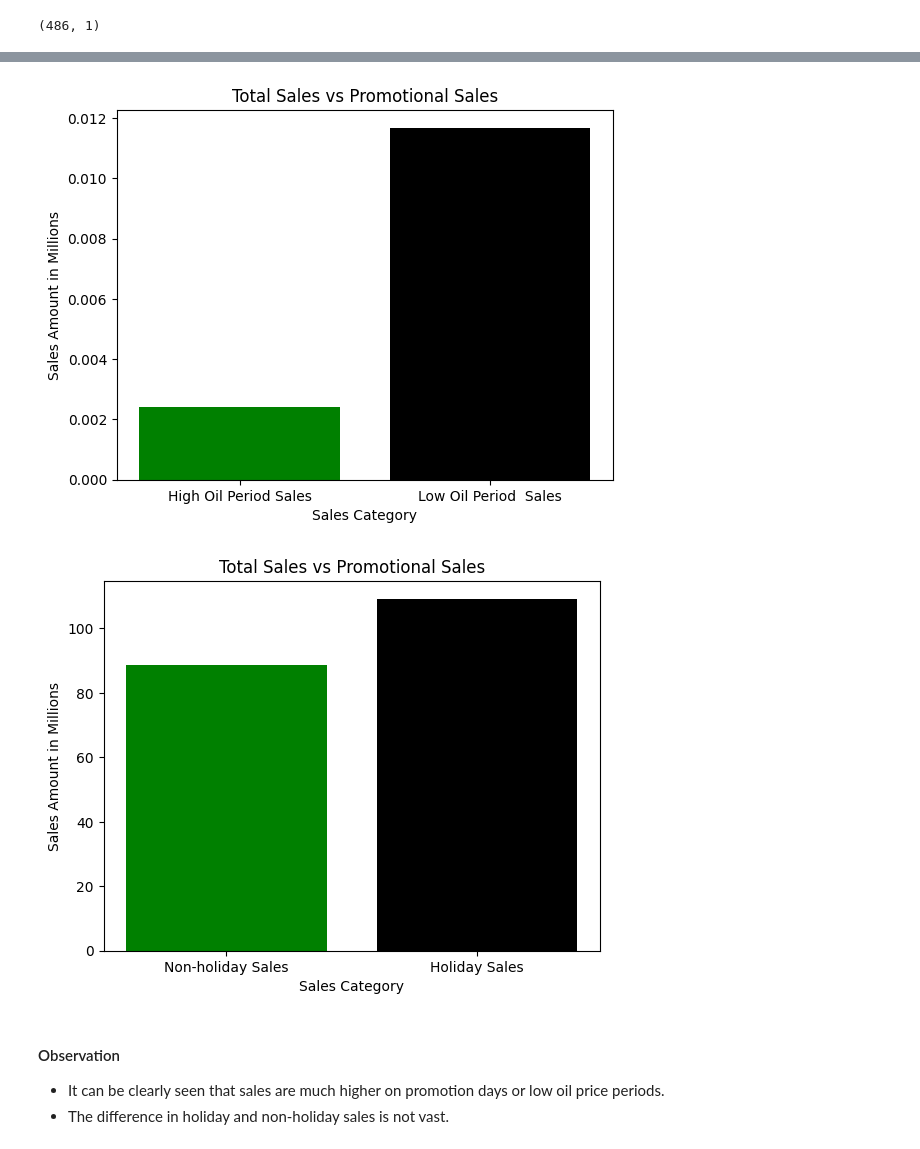
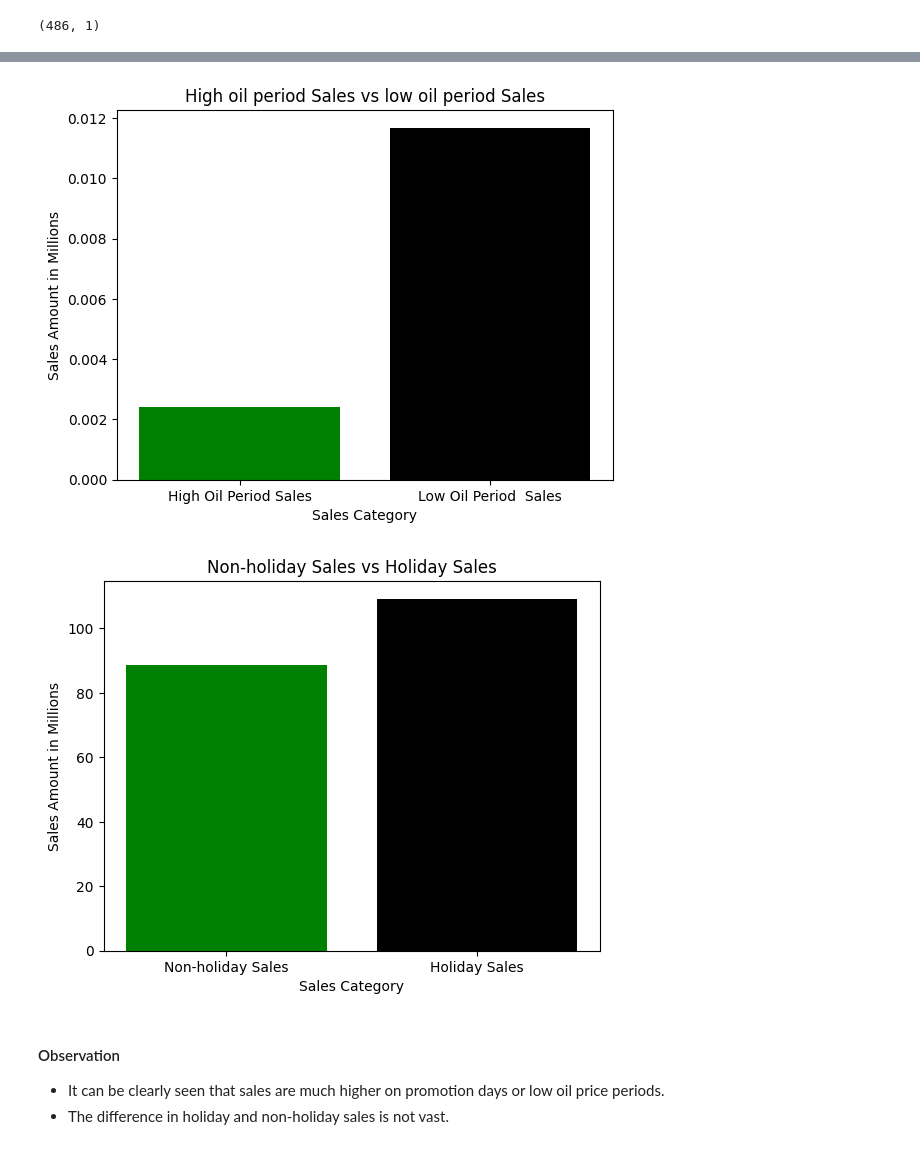
Before and after one commit to kwasichrappah/Time_series_analysis, a Jupyter notebook: sales_forecast.ipynb, the cells around one changed output, grey strips where cells are left out. Saved outputs shown, nothing was run; the diff lists cells and outputs as text; code cells hidden in the pictures.

```diff
--- a/sales_forecast.ipynb
+++ b/sales_forecast.ipynb
@@ -723,17 +754,17 @@ sum_of_bottom_50_sales = oil_sales['sales'].tail(50).sum()/1000000
 # %%
 categories = ['High Oil Period Sales', 'Low Oil Period  Sales']
 values = [sum_of_top_50_sales , sum_of_bottom_50_sales ]
 colors = ['green','black']
 # Create a bar chart
 plt.bar(categories, values,color = colors)
 
 # Add labels and title
 plt.xlabel('Sales Category')
 plt.ylabel('Sales Amount in Millions')
-plt.title('Total Sales vs Promotional Sales')
+plt.title('High oil period Sales vs low oil period Sales')
 plt.show()
 # %% [output]
-[figure, old version]
+[figure, new version]
 # %%
 ### Merging the sales and oil dataframes
 combined_df = pd.merge(train_df, hdays_df , on='date', how='left')
@@ -753,10 +784,10 @@ plt.bar(categories, values,color = colors)
 # Add labels and title
 plt.xlabel('Sales Category')
 plt.ylabel('Sales Amount in Millions')
-plt.title('Total Sales vs Promotional Sales')
+plt.title('Non-holiday Sales vs Holiday Sales')
 plt.show()
 # %% [output]
-[figure, old version]
+[figure, new version]
 # %% [markdown]
 #### Observation
 
```
Also changed, not shown: parts of 59 cells of this notebook.
